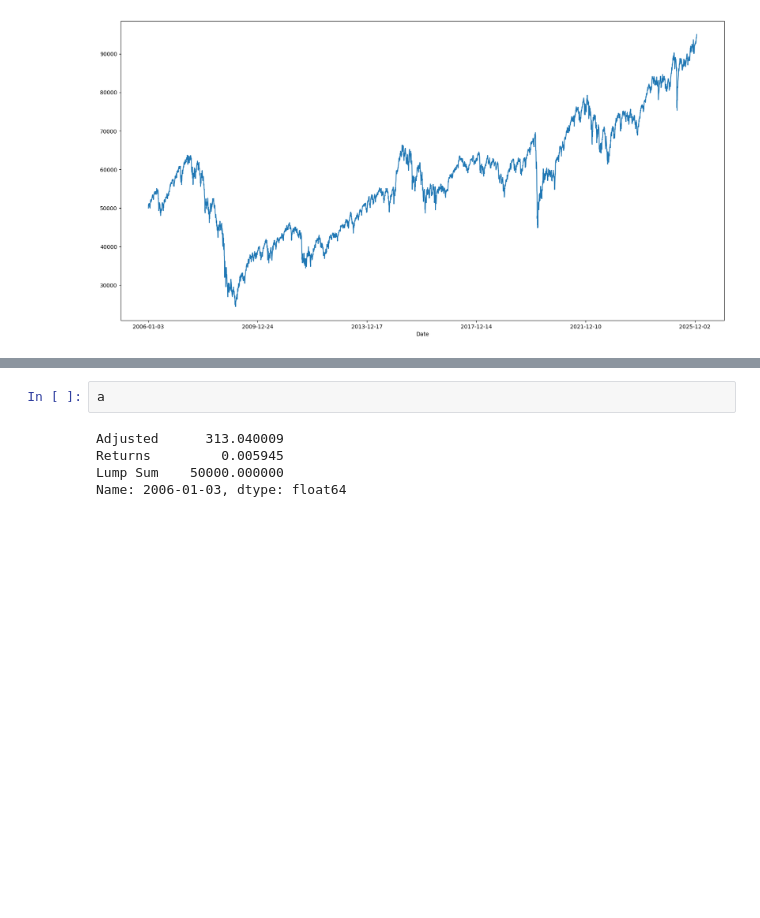
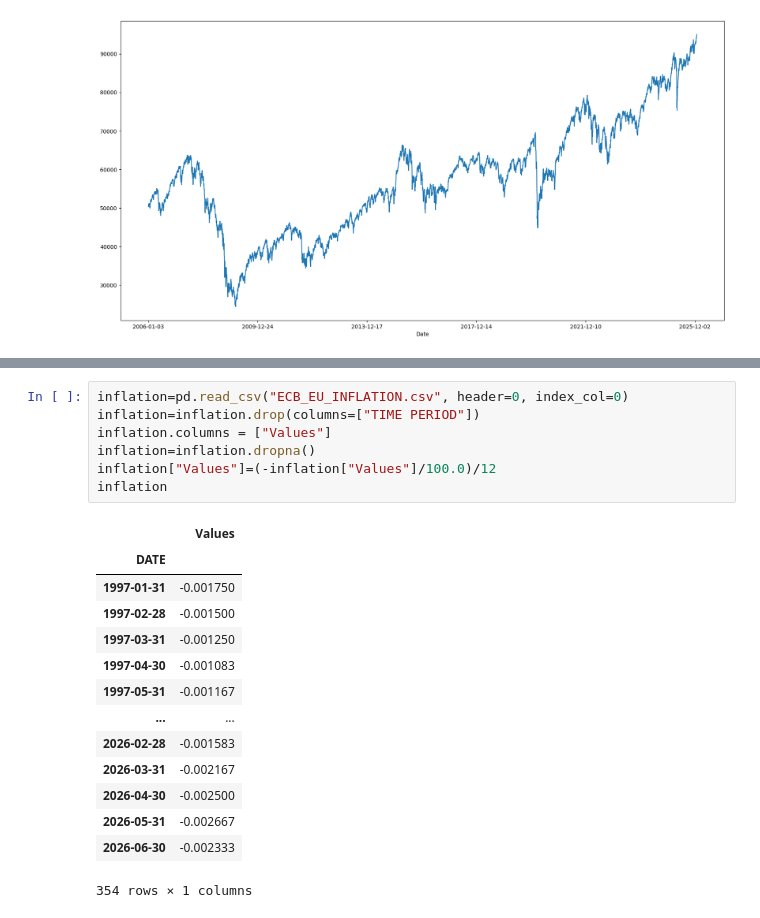
Before and after one commit to MatCuns/Market-Timing-vs-Time-in-the-Market-in-the-Long-Term, a Jupyter notebook: Market-Timing-vs-Time-in-the-Market.ipynb, the cells around one changed output, grey strips where cells are left out. Cells and saved outputs as stored; diff of their text form; blank space fills up the shorter version.

```diff
--- a/Market-Timing-vs-Time-in-the-Market.ipynb
+++ b/Market-Timing-vs-Time-in-the-Market.ipynb
@@ -90,7 +100,22 @@ a=prices.iloc[0]
 # %%
-a
+inflation=pd.read_csv("ECB_EU_INFLATION.csv", header=0, index_col=0)
+inflation=inflation.drop(columns=["TIME PERIOD"])
+inflation.columns = ["Values"]
+inflation=inflation.dropna()
+inflation["Values"]=(-inflation["Values"]/100.0)/12
+inflation
 # %% [output]
+|  | Values |
+| DATE |  |
+| 1997-01-31 | -0.001750 |
+| 1997-02-28 | -0.001500 |
+| 1997-03-31 | -0.001250 |
+| 1997-04-30 | -0.001083 |
+| 1997-05-31 | -0.001167 |
+| ... | ... |
+| 2026-02-28 | -0.001583 |
+| 2026-03-31 | -0.002167 |
+| 2026-04-30 | -0.002500 |
+| 2026-05-31 | -0.002667 |
+| 2026-06-30 | -0.002333 |
-Adjusted      313.040009
-Returns         0.005945
-Lump Sum    50000.000000
-Name: 2006-01-03, dtype: float64
+354 rows × 1 columns
```
Also changed, not shown: parts of 8 cells of this notebook, 2 other files.
